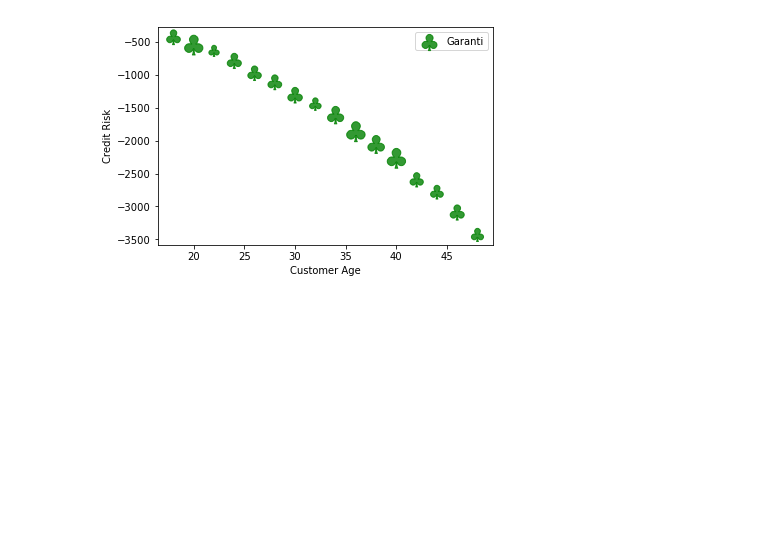
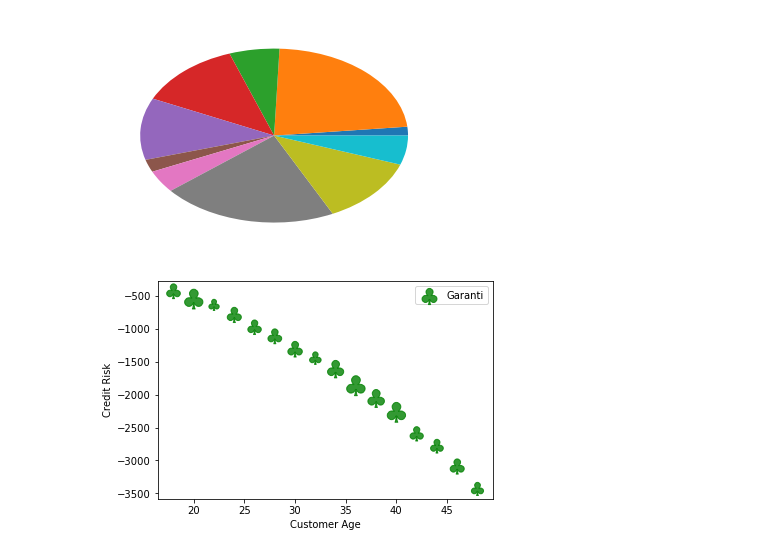
Before and after one commit to pinarersoy/SWE546_PinarErsoy, a Jupyter notebook: SWE546_DataMining.ipynb, the cells around one changed output. Saved outputs shown, nothing was run; the diff lists cells and outputs as text; code cells hidden in the pictures; blank space fills up the shorter version.

```diff
--- a/SWE546_DataMining.ipynb
+++ b/SWE546_DataMining.ipynb
@@ -9,3 +42,15 @@
+# %%
+# Pie Chart
+
+import numpy as np
+import matplotlib.pyplot as plt
+
+n = 10
+Z = np.random.uniform(0,1,n)
+plt.pie(Z)
+plt.show()
+# %% [output]
+[figure, added]
 # %%
 
 # HW_2
```
Also changed, not shown: parts of 2 cells of this notebook.
